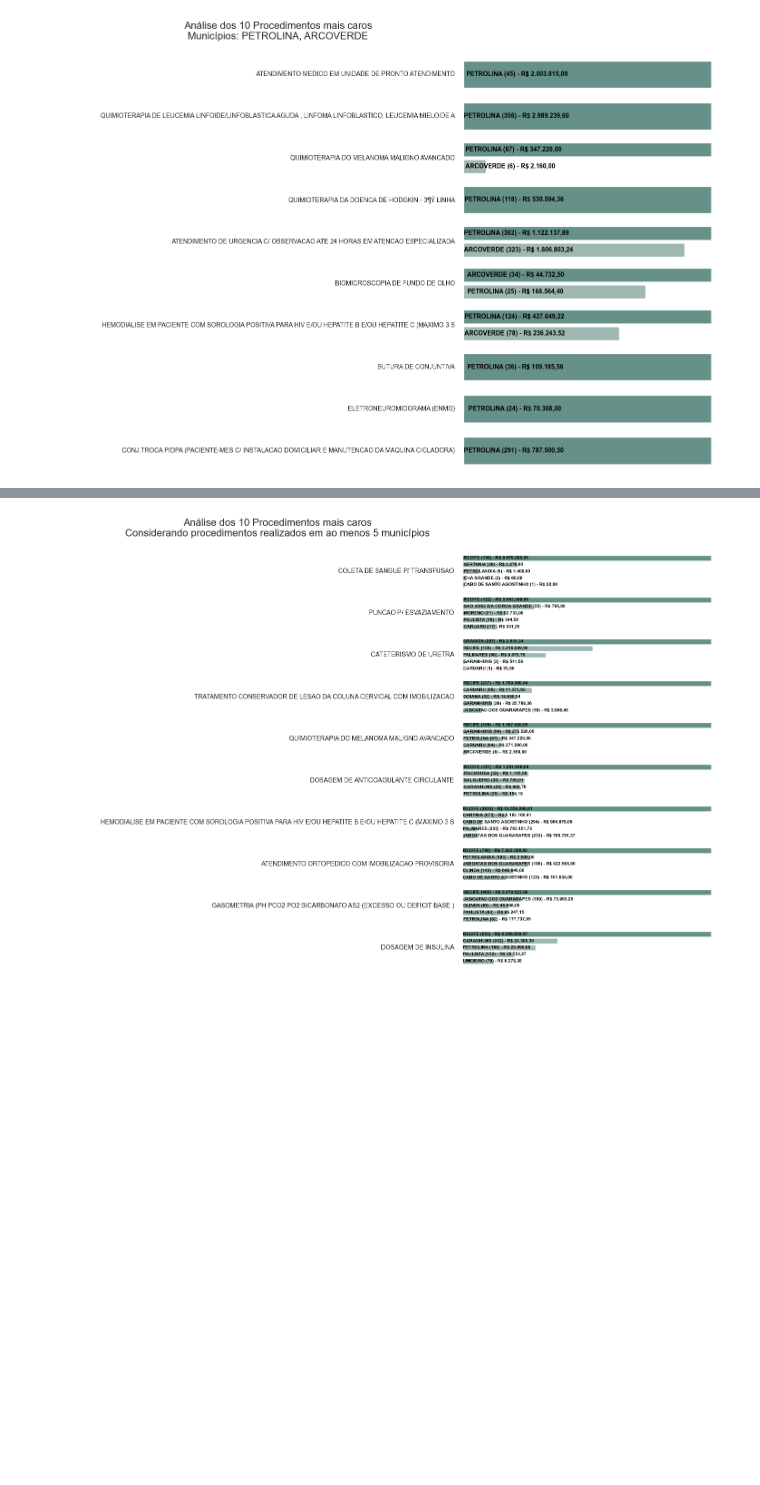
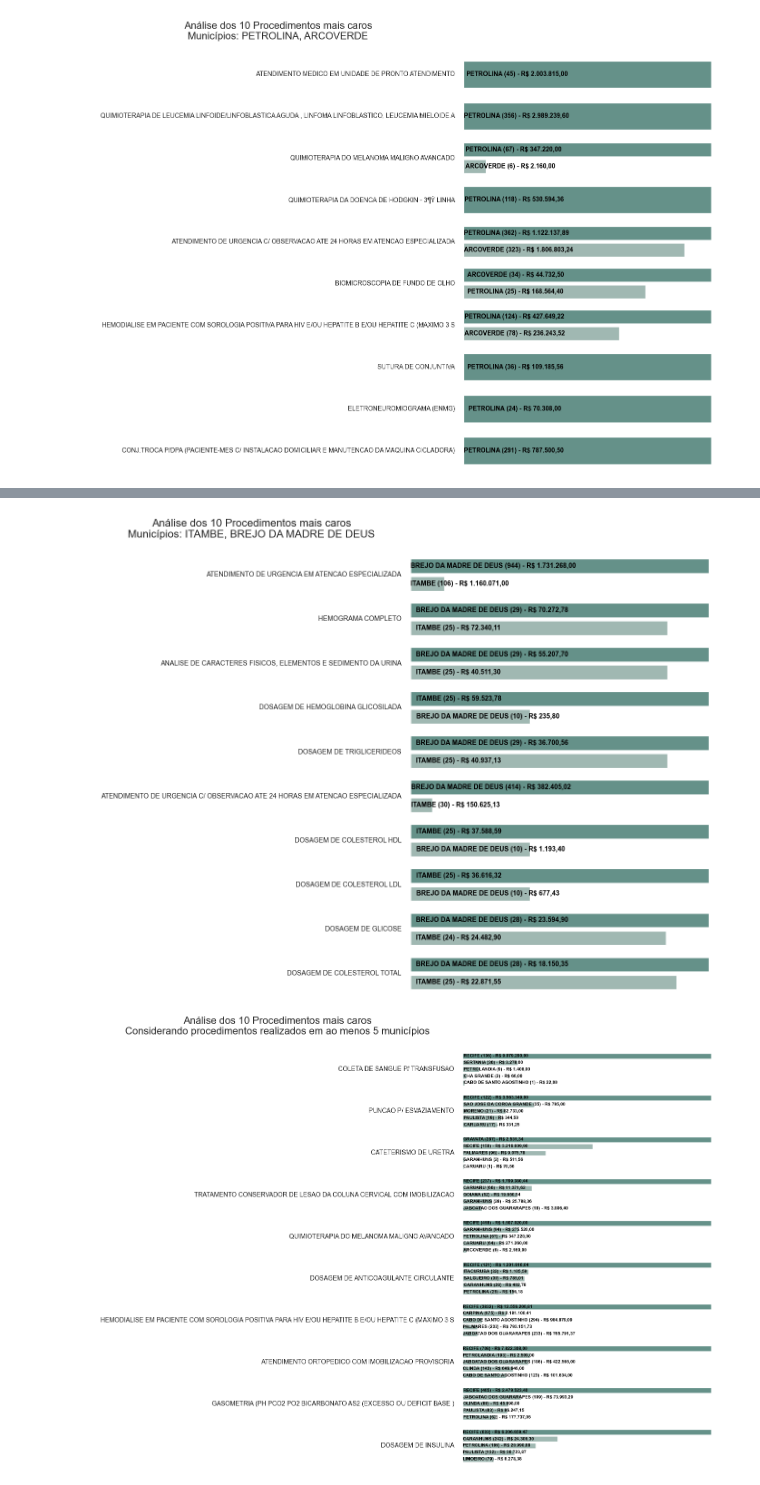
Before and after one commit to Vinicius-Luiz/etl_data_analisys_sia_python, a Jupyter notebook: 004_Data_Analysis.ipynb, the cells around one changed output, grey strips where cells are left out. Drawn from its saved outputs; the diff is of its cells as text; code cells hidden in the pictures; blank space fills up the shorter version.

```diff
--- a/004_Data_Analysis.ipynb
+++ b/004_Data_Analysis.ipynb
@@ -710,7 +780,7 @@ def mount_filter_213(conditional: str, column: str, values: list):
 def plot_bar_213(min_qtd_ufmun: int = 0,
                  select_proc: list = [], select_ufmun: list = [], ignore_ufmun: list = [],
                  top_proc: int = 5, top_ufmun: int = 5,
-                 selec_proc_conditional: str = 'AND', select_ufmun_conditional: str = 'AND'):
+                 selec_proc_conditional: str = 'AND', select_ufmun_conditional: str = 'AND', export: bool = False):
     '''
     min_qtd_ufmun: quantidade mínima de municípios que realizaram o procedimento
     select_proc  : lista de procedimentos a serem selecionados
@@ -746,7 +816,6 @@ def plot_bar_213(min_qtd_ufmun: int = 0,
     dfs_213 = []
 
     for proc_id in spark.sql('SELECT DISTINCT PA_PROC_ID FROM VW_203').toPandas()['PA_PROC_ID']:
-
         dfs_213.append(spark.sql(SQL_213.format(proc_id, select_ufmun_filter, ignore_ufmun_filter, top_ufmun)).toPandas())
 
     sns.set_style("white", {
@@ -758,7 +827,7 @@ def plot_bar_213(min_qtd_ufmun: int = 0,
     gs = gridspec.GridSpec(len(dfs_213), 2, width_ratios=[5, 5])
     locale.setlocale(locale.LC_ALL, 'pt_BR.utf-8')
 
-    title_min_qtd_ufmun = f'\nConsiderando procedimentos realizados em ao menos {min_qtd_ufmun} municípios' if min_qtd_ufmun > 0 else ''
+    title_min_qtd_ufmun = f'\nConsiderando procedimentos realizados em ao menos {min_qtd_ufmun} municípios' if not select_ufmun and not select_proc else ''
     title_select_proc = f'\nProcedimentos: {", ".join(select_proc)}' if select_proc else ''
     title_select_ufmun = f'\nMunicípios: {", ".join(select_ufmun)}' if select_ufmun else ''
     title_ignore_ufmun = f'\nIgnorando: {", ".join(ignore_ufmun)}' if ignore_ufmun else ''
@@ -768,6 +837,8 @@ def plot_bar_213(min_qtd_ufmun: int = 0,
 
 
     for i, df in enumerate(dfs_213):
+        df.to_csv(f'{df["PA_PROC_ID"][0]}.csv', index=False) if export else None
+
         ax = plt.subplot(gs[i * 2 + 1])
 
         colors = ['#5d998d' if j == 0 else '#9cbcb4' for j in range(len(df))]
@@ -805,3 +872,7 @@ plot_bar_213(top_proc = 10, top_ufmun = 5)
+# %%
+plot_bar_213(top_proc=10, select_ufmun=['ITAMBE', 'BREJO DA MADRE DE DEUS'], select_ufmun_conditional='OR')
+# %% [output]
+[figure, added]
 # %%
 plot_bar_213(top_proc = 10, top_ufmun = 5, min_qtd_ufmun=5)
 # %% [output]
```
Also changed, not shown: parts of 30 cells of this notebook.
